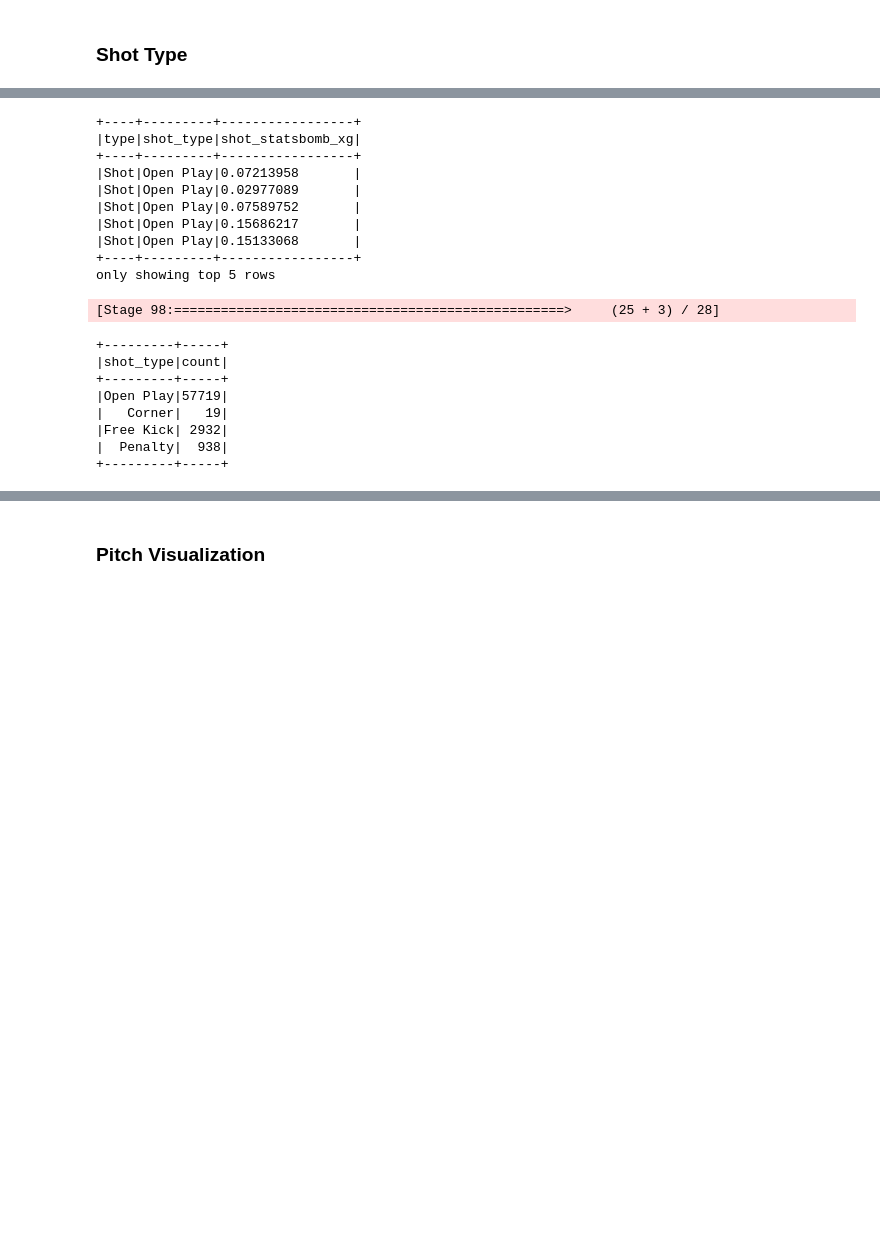
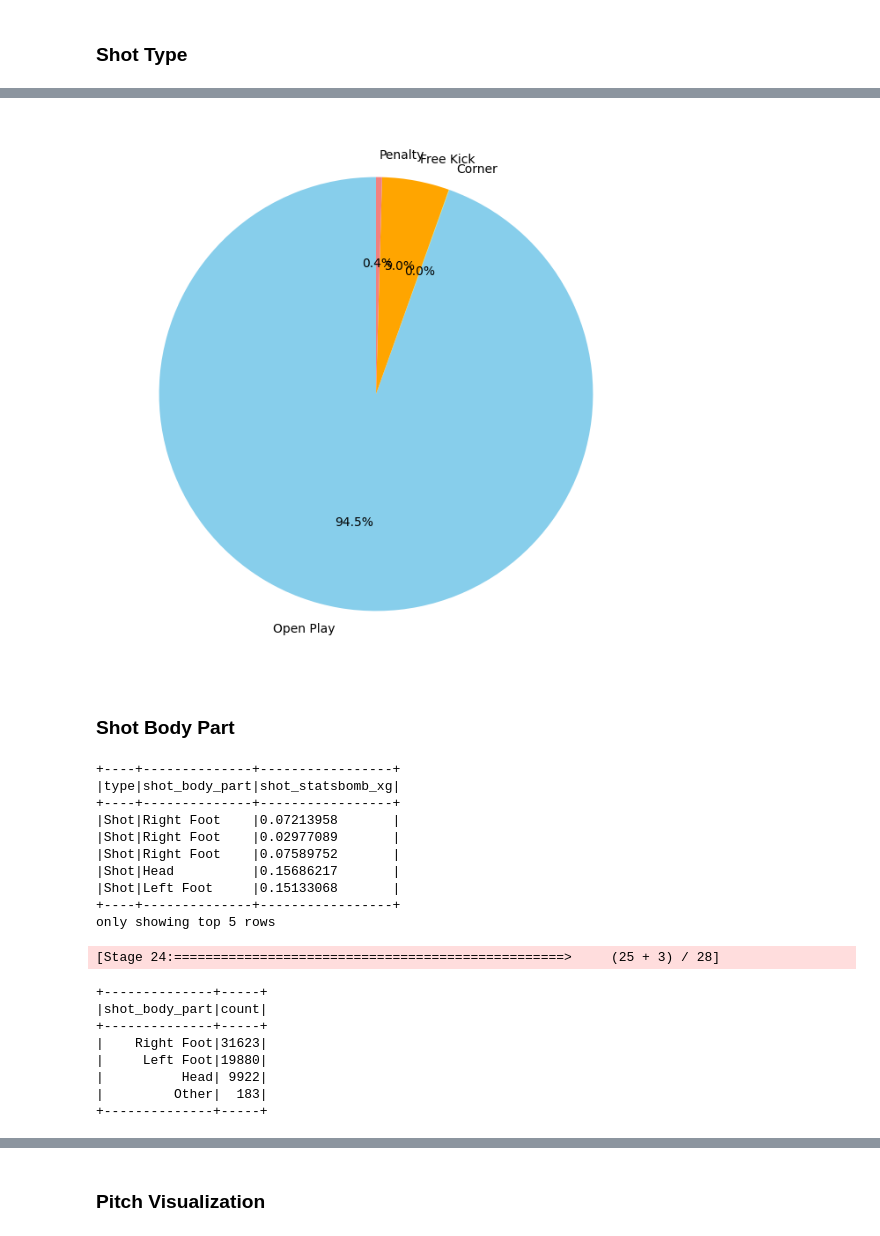
Before and after one commit to GuechtouliAnis/xG-model, a Jupyter notebook: xG_features.ipynb, the cells around one changed output, grey strips where cells are left out. Cells and saved outputs as stored; diff of their text form; code cells hidden in the pictures; blank space fills up the shorter version.

```diff
--- a/xG_features.ipynb
+++ b/xG_features.ipynb
@@ -83,25 +114,42 @@ plt.show()
+# %%
+shot_type_count = shots.filter(shots['shot_outcome'] != 'Goal').groupBy("shot_type").agg(F.count("shot_type").alias("count"))
+shot_type_data = shot_type_count.collect()
+labels = [row['shot_type'] for row in shot_type_data]
+sizes = [row['count'] for row in shot_type_data]
+plt.figure(figsize=(8, 8))
+plt.pie(
+    sizes,
+    labels=labels,
+    autopct='%1.1f%%',
+    startangle=90,
+    colors=['skyblue', 'lightgreen', 'orange', 'lightcoral'])
+plt.show()
+# %% [output]
+[figure, added]
+# %% [markdown]
+### Shot Body Part
 # %%
-shots.select('type','shot_type','shot_statsbomb_xg').show(5,False)
+shots.select('type','shot_body_part','shot_statsbomb_xg').show(5,False)
 # %% [output]
-+----+---------+-----------------+
-|type|shot_type|shot_statsbomb_xg|
-+----+---------+-----------------+
-|Shot|Open Play|0.07213958       |
-|Shot|Open Play|0.02977089       |
-|Shot|Open Play|0.07589752       |
-|Shot|Open Play|0.15686217       |
-|Shot|Open Play|0.15133068       |
-+----+---------+-----------------+
++----+--------------+-----------------+
+|type|shot_body_part|shot_statsbomb_xg|
++----+--------------+-----------------+
+|Shot|Right Foot    |0.07213958       |
+|Shot|Right Foot    |0.02977089       |
+|Shot|Right Foot    |0.07589752       |
+|Shot|Head          |0.15686217       |
+|Shot|Left Foot     |0.15133068       |
++----+--------------+-----------------+
 only showing top 5 rows
 # %%
-shots.groupBy("shot_type").count().show()
+shots.groupBy('shot_body_part').count().show()
 # %% [output]
-[Stage 98:==================================================>     (25 + 3) / 28]
+[Stage 24:==================================================>     (25 + 3) / 28]
-+---------+-----+
-|shot_type|count|
-+---------+-----+
-|Open Play|57719|
-|   Corner|   19|
-|Free Kick| 2932|
-|  Penalty|  938|
-+---------+-----+
++--------------+-----+
+|shot_body_part|count|
++--------------+-----+
+|    Right Foot|31623|
+|     Left Foot|19880|
+|          Head| 9922|
+|         Other|  183|
++--------------+-----+
```
Also changed, not shown: parts of 31 cells of this notebook, 2 other files.
